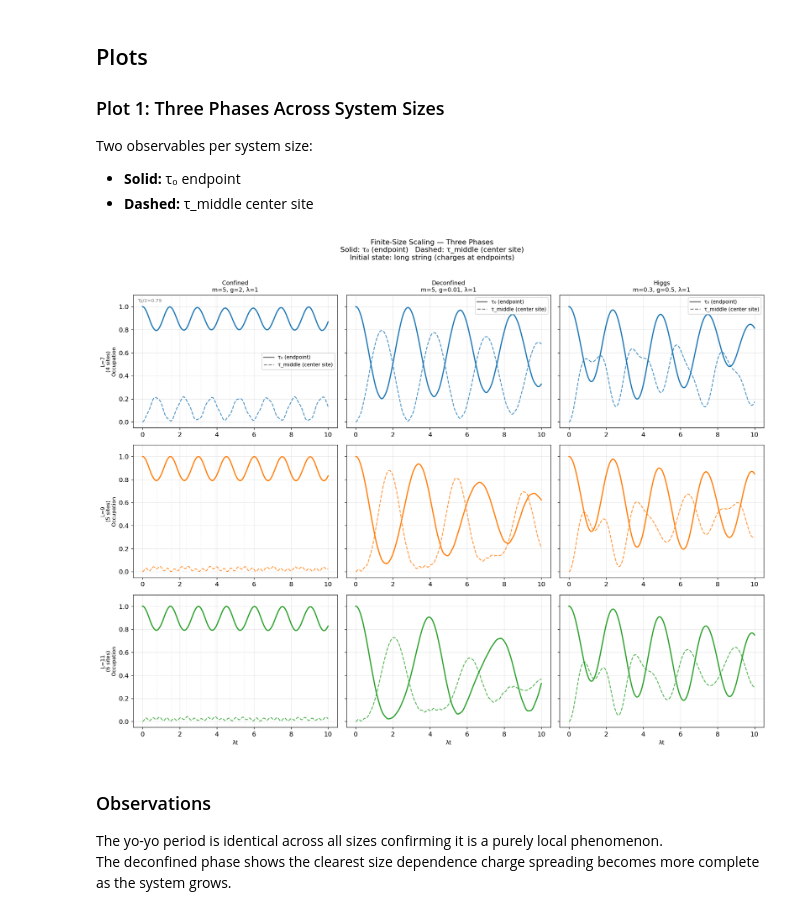
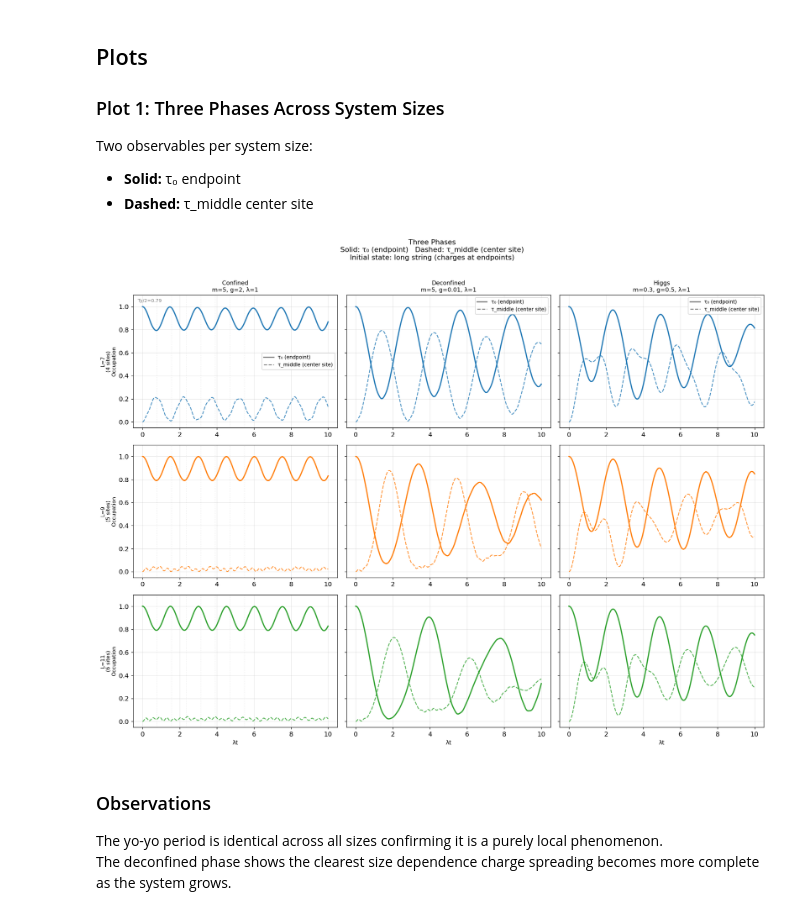
Before and after one commit to ishak-tegguiche/CERN-Summer-Student-2026, a Jupyter notebook: coding-V1.ipynb, the cells around one changed output. Drawn from its saved outputs; the diff is of its cells as text; code cells hidden in the pictures.

```diff
--- a/coding-V1.ipynb
+++ b/coding-V1.ipynb
@@ -1229,35 +1229,35 @@ for row, N in enumerate(sizes):
             for k in range(1,8):
                 ax.axvline(k*Ty/2, color='gray',
                            alpha=0.15, lw=1, ls=':')
             if row == 0:
                 ax.text(Ty/4, 1.04, f'Ty/2={Ty/2:.2f}',
                         fontsize=8, ha='center', color='gray')
 
         # Column titles on first row only
         if row == 0:
             ax.set_title(label, fontsize=10)
             ax.legend(handles=legend_elements, fontsize=8.5)
 
         # Row labels on first column only
         if col == 0:
             ax.set_ylabel(f'L={L}\n({N} sites)\nOccupation',
                           fontsize=9)
 
         # x-axis label on last row only
         if row == len(sizes)-1:
             ax.set_xlabel('λt', fontsize=10)
 
         ax.set_ylim(-0.05, 1.1)
         ax.grid(alpha=0.3)
 
-fig.suptitle('Finite-Size Scaling — Three Phases\n'
+fig.suptitle('Three Phases\n'
              'Solid: τ₀ (endpoint)   Dashed: τ_middle (center site)\n'
              'Initial state: long string (charges at endpoints)',
              fontsize=12, y=1.01)
 plt.tight_layout()
 plt.show()
 # %% [output]
-[figure, old version]
+[figure, new version]
 # %% [markdown]
 ### Observations
 The yo-yo period is identical across all sizes confirming it is a purely local phenomenon.
```
